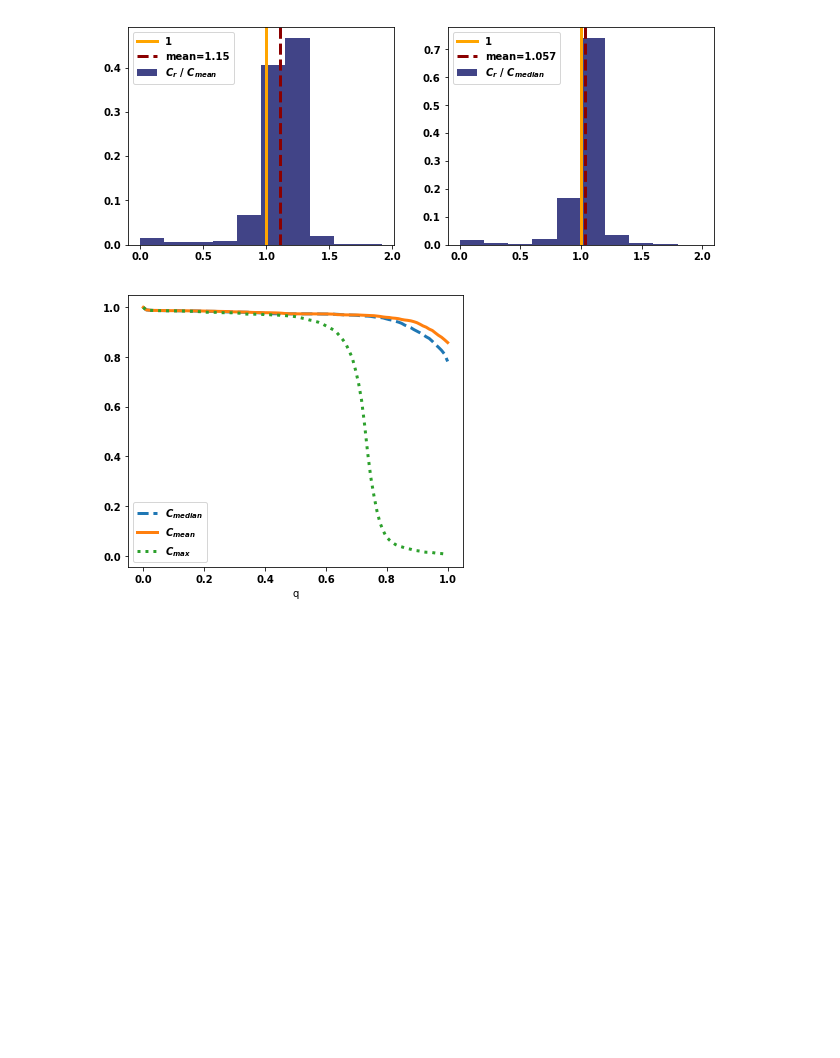
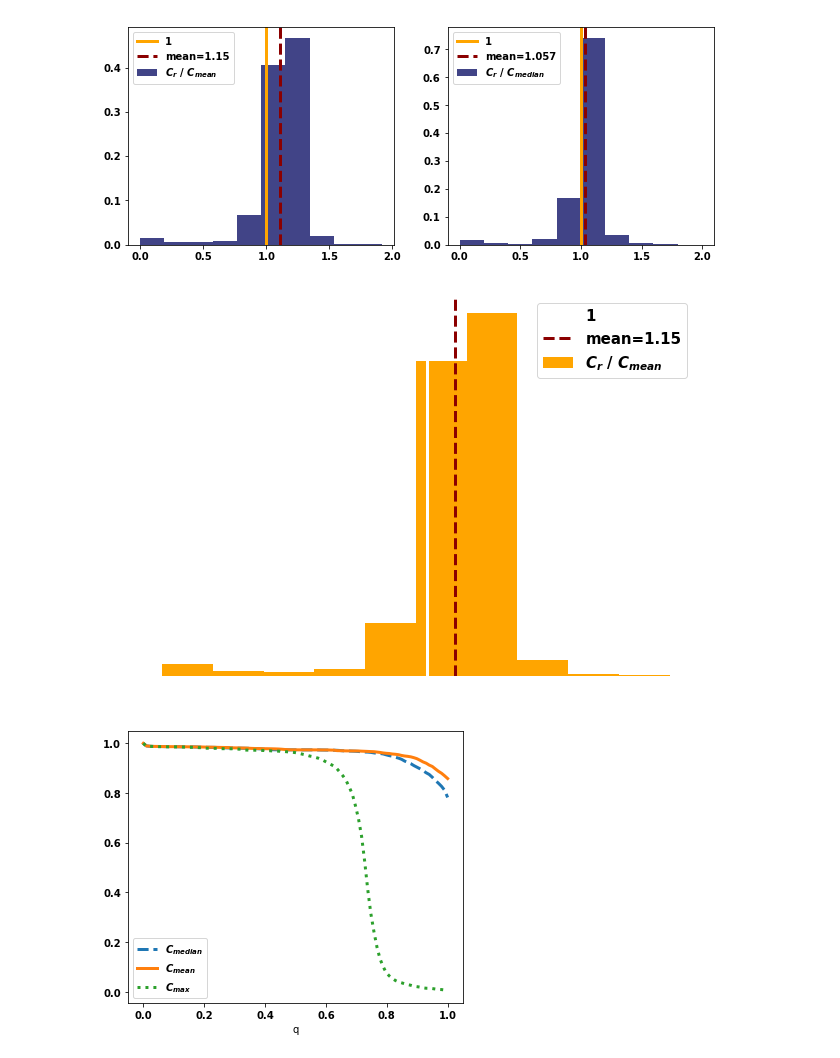
Before and after one commit to Nikoleta-v3/meta-analysis-of-prisoners-dilemma-tournaments, a Jupyter notebook: nbs/5. Discussion.ipynb, the cells around one changed output. Drawn from its saved outputs; the diff is of its cells as text; code cells hidden in the pictures; blank space fills up the shorter version.

```diff
--- a/nbs/5. Discussion.ipynb
+++ b/nbs/5. Discussion.ipynb
@@ -69,6 +69,45 @@ for i, rate in enumerate(['Cooperation_rating_comp_to_mean', 'Cooperation_rating
 fig.savefig('../images/compared_to_mean_median_standard.pdf', bbox_inches='tight')
 # %% [output]
 [figure]
+# %%
+color = "#ffffff"
+# %%
+fig, axes = plt.subplots(nrows=1, ncols=1, figsize=(10, 7))
+
+for rate in ['Cooperation_rating_comp_to_mean']:
+
+    values = winners[rate]
+    weights = np.ones_like(values) / float(len(values))
+    axes.hist(values, weights=weights,
+                 color='orange', label=plot.features_labels[rate])
+    axes.axvline(
+        1,
+        color=color,
+        linewidth=3,
+        label='1'
+    )
+    axes.axvline(
+        np.mean(values),
+        color="darkred",
+        linestyle="dashed",
+        linewidth=3,
+        label="mean=%s" % round(np.median(values), 3),
+    )
+    axes.legend();
+
+    axes.spines['bottom'].set_color(color)
+    axes.spines['top'].set_color(color)
+    axes.spines['right'].set_color(color)
+    axes.spines['left'].set_color(color)
+
+    axes.tick_params(axis='x', colors=color)
+    axes.tick_params(axis='y', colors=color)
+
+fig.savefig('/Users/storm/src/talks/talks/2020-02-26-Max-Planck/static/features.png',
+            bbox_inches='tight',
+            transparent=True, dpi=100)
+# %% [output]
+[figure, added]
 # %%
 rs = np.linspace(0, 1, 100)
 # %%
```
Also changed, not shown: parts of 1 cell of this notebook, 4 other files.
